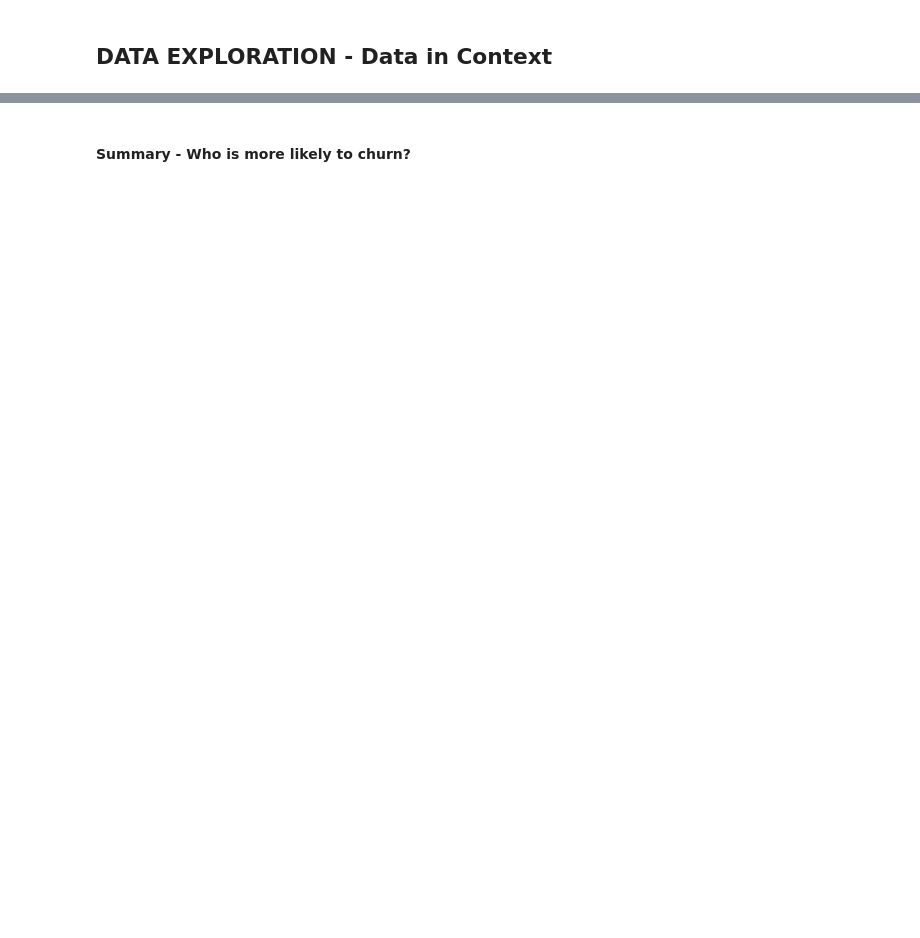
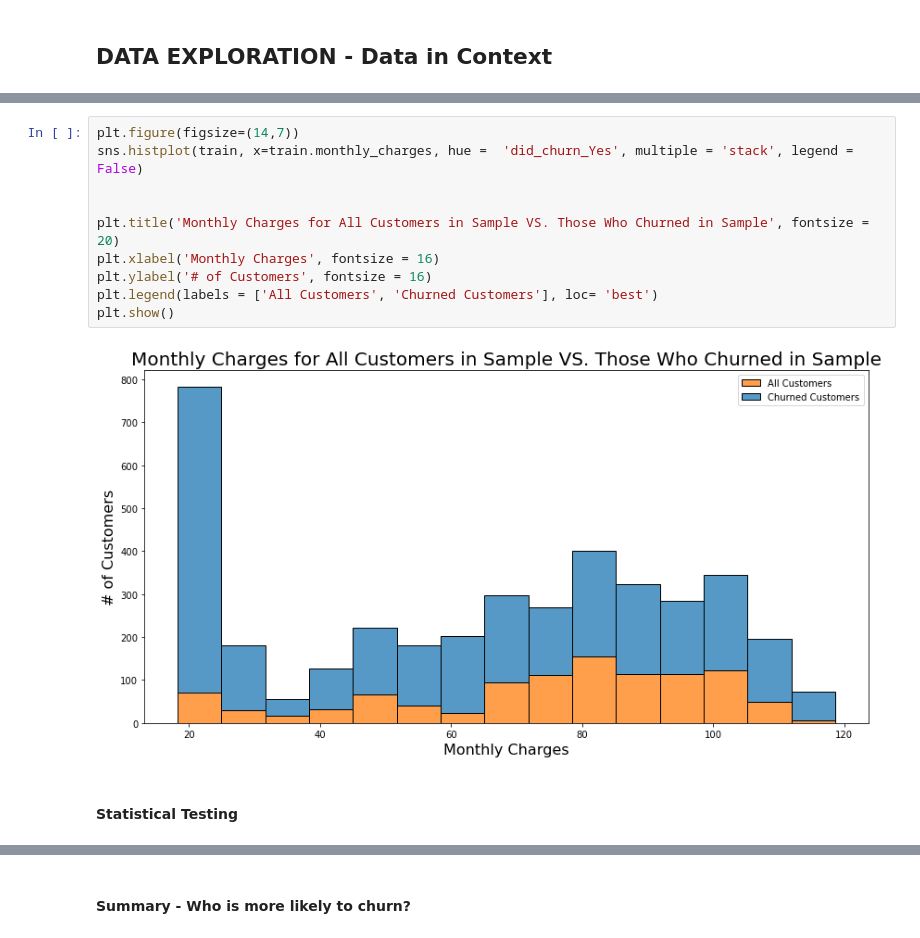
Before and after one commit to rachelrobbinsmayhill/classification-project, a Jupyter notebook: Churn_Report.ipynb, the cells around one changed output, grey strips where cells are left out. Cells and saved outputs as stored; diff of their text form; blank space fills up the shorter version.

```diff
--- a/Churn_Report.ipynb
+++ b/Churn_Report.ipynb
@@ -252,0 +264,14 @@ Women are more likely to survive.
+# %%
+plt.figure(figsize=(14,7))
+sns.histplot(train, x=train.monthly_charges, hue =  'did_churn_Yes', multiple = 'stack', legend = False)
+
+
+plt.title('Monthly Charges for All Customers in Sample VS. Those Who Churned in Sample', fontsize = 20)
+plt.xlabel('Monthly Charges', fontsize = 16)
+plt.ylabel('# of Customers', fontsize = 16)
+plt.legend(labels = ['All Customers', 'Churned Customers'], loc= 'best')
+plt.show()
+# %% [output]
+[figure, added]
+# %% [markdown]
+#### Statistical Testing
```
Also changed, not shown: parts of 83 cells of this notebook.
